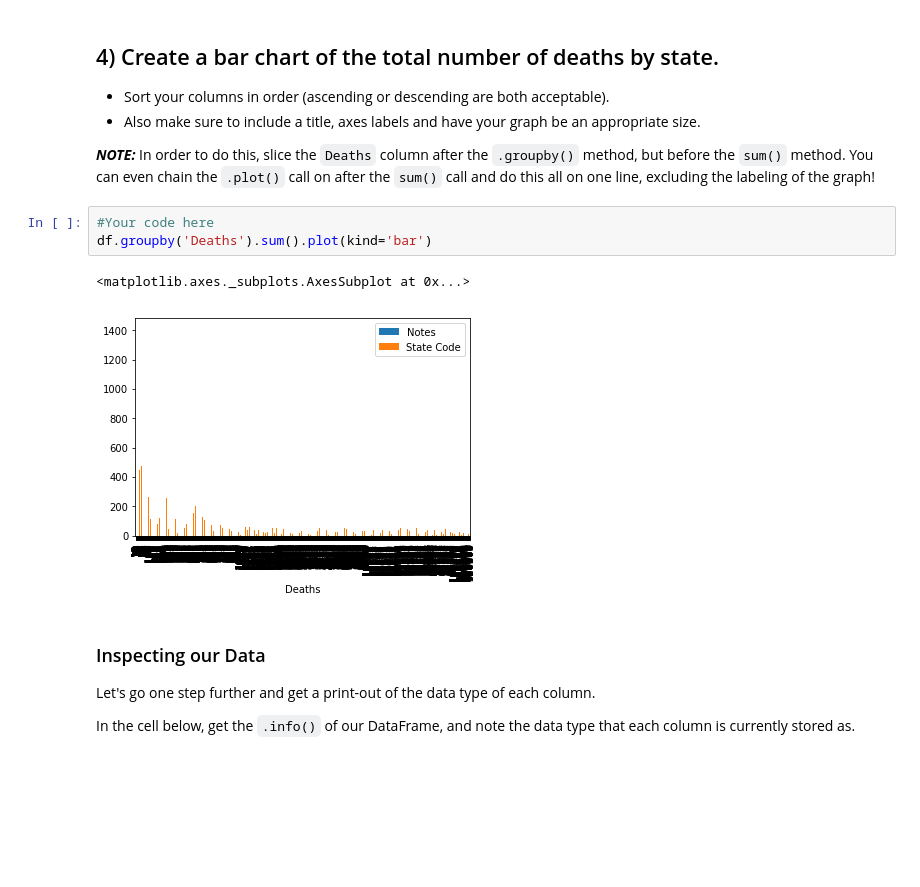
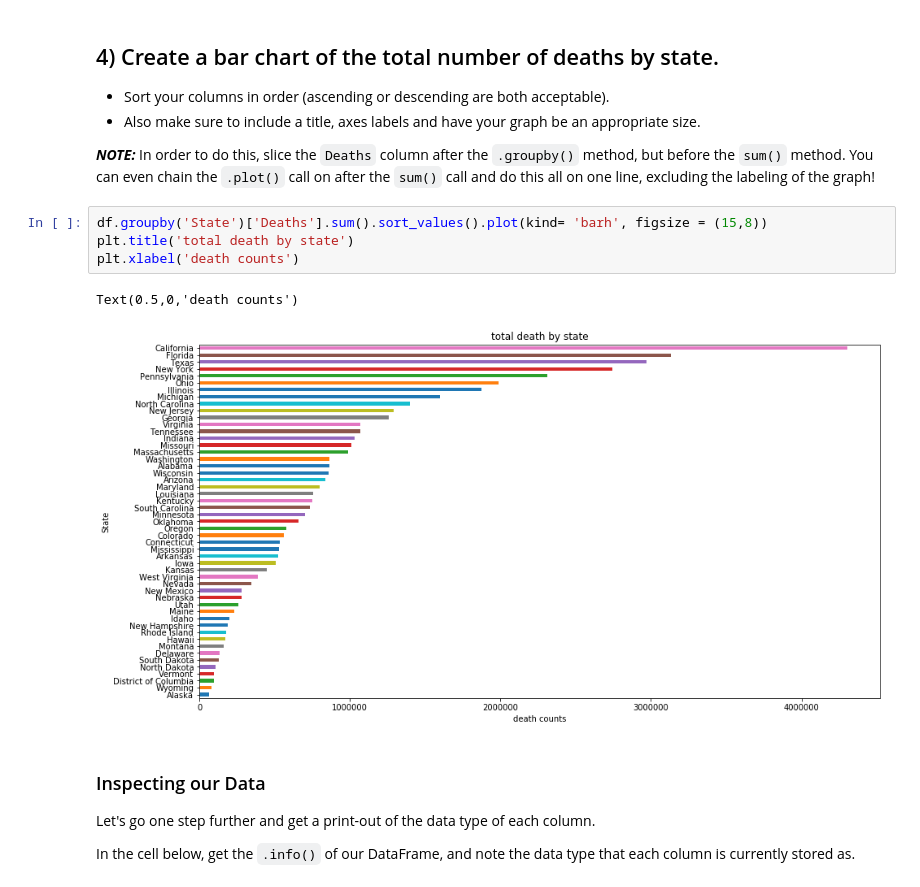
Before and after one commit to joongsukjin/dsc-0-04-12-pivot-tables-lab-online-ds-pt-100118, a Jupyter notebook: index.ipynb, the cells around one changed output. Cells and saved outputs as stored; diff of their text form; blank space fills up the shorter version.

```diff
--- a/index.ipynb
+++ b/index.ipynb
@@ -111,12 +111,13 @@ df.groupby(['Gender', 'Race']).min()
 * Also make sure to include a title, axes labels and have your graph be an appropriate size.
 
 **_NOTE:_** In order to do this, slice the `Deaths` column after the `.groupby()` method, but before the `sum()` method.  You can even chain the `.plot()` call on after the `sum()` call and do this all on one line, excluding the labeling of the graph!
-# %%
-#Your code here
-df.groupby('Deaths').sum().plot(kind='bar')
-# %% [output]
-<matplotlib.axes._subplots.AxesSubplot at 0x...>
-[figure, removed]
+# %%
+df.groupby('State')['Deaths'].sum().sort_values().plot(kind= 'barh', figsize = (15,8))
+plt.title('total death by state')
+plt.xlabel('death counts')
+# %% [output]
+Text(0.5,0,'death counts')
+[figure, added]
 # %% [markdown]
 ### Inspecting our Data
 
```
Also changed, not shown: parts of 33 cells of this notebook, 1 other file.
